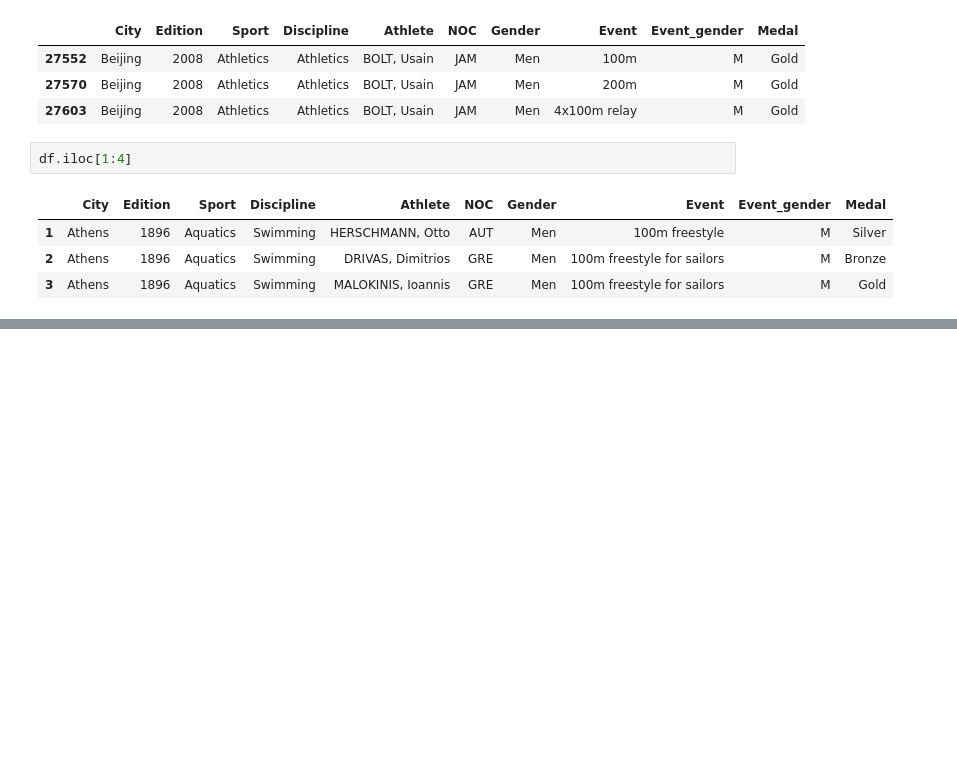
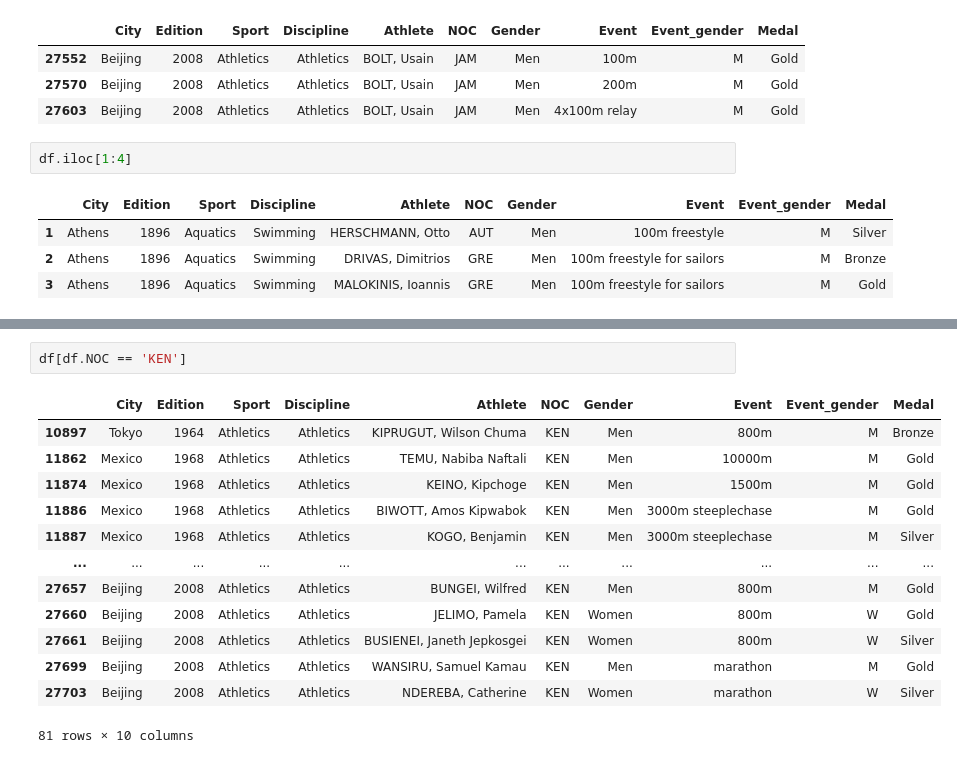
Before and after one commit to kipkosgeii/Olympics-Analysis, a Jupyter notebook: olympic.ipynb, the cells around one changed output, grey strips where cells are left out. Cells and saved outputs as stored; diff of their text form; blank space fills up the shorter version.

```diff
--- a/olympic.ipynb
+++ b/olympic.ipynb
@@ -227,0 +247,16 @@ df.iloc[1:4]
+# %%
+df[df.NOC == 'KEN']
+# %% [output]
+|  | City | Edition | Sport | Discipline | Athlete | NOC | Gender | Event | Event_gender | Medal |
+| 10897 | Tokyo | 1964 | Athletics | Athletics | KIPRUGUT, Wilson Chuma | KEN | Men | 800m | M | Bronze |
+| 11862 | Mexico | 1968 | Athletics | Athletics | TEMU, Nabiba Naftali | KEN | Men | 10000m | M | Gold |
+| 11874 | Mexico | 1968 | Athletics | Athletics | KEINO, Kipchoge | KEN | Men | 1500m | M | Gold |
+| 11886 | Mexico | 1968 | Athletics | Athletics | BIWOTT, Amos Kipwabok | KEN | Men | 3000m steeplechase | M | Gold |
+| 11887 | Mexico | 1968 | Athletics | Athletics | KOGO, Benjamin | KEN | Men | 3000m steeplechase | M | Silver |
+| ... | ... | ... | ... | ... | ... | ... | ... | ... | ... | ... |
+| 27657 | Beijing | 2008 | Athletics | Athletics | BUNGEI, Wilfred | KEN | Men | 800m | M | Gold |
+| 27660 | Beijing | 2008 | Athletics | Athletics | JELIMO, Pamela | KEN | Women | 800m | W | Gold |
+| 27661 | Beijing | 2008 | Athletics | Athletics | BUSIENEI, Janeth Jepkosgei | KEN | Women | 800m | W | Silver |
+| 27699 | Beijing | 2008 | Athletics | Athletics | WANSIRU, Samuel Kamau | KEN | Men | marathon | M | Gold |
+| 27703 | Beijing | 2008 | Athletics | Athletics | NDEREBA, Catherine | KEN | Women | marathon | W | Silver |
+81 rows × 10 columns
```
Also changed, not shown: parts of 2 cells of this notebook.
